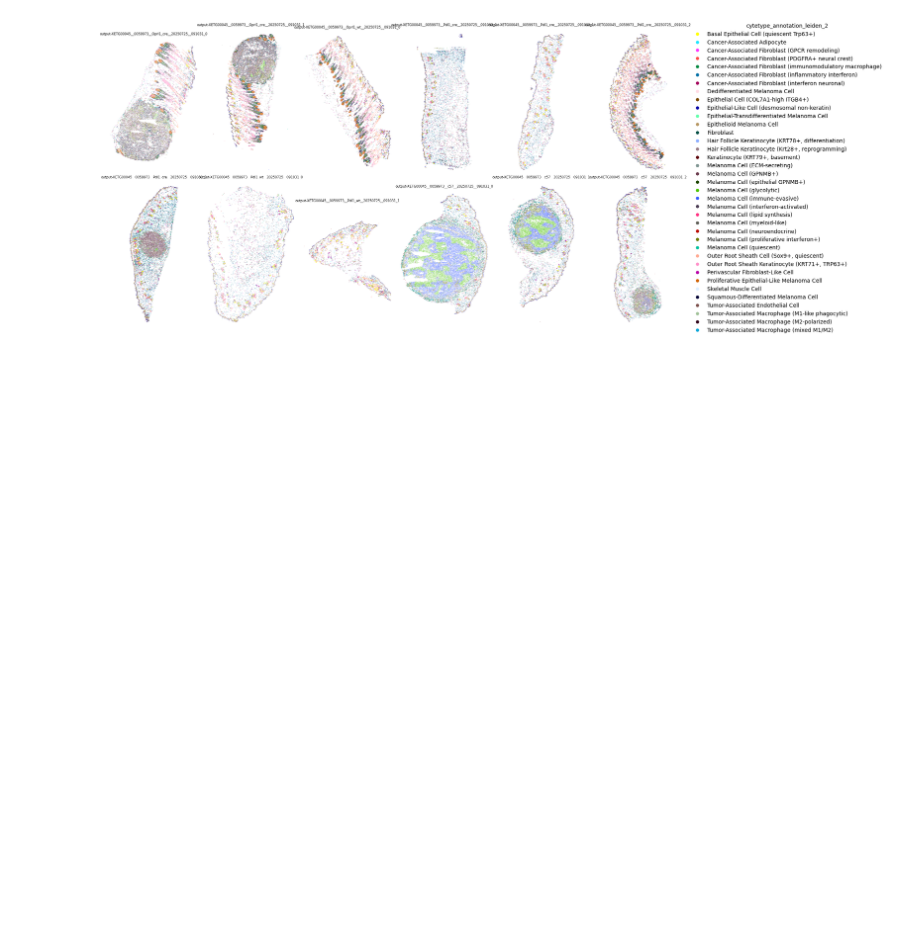
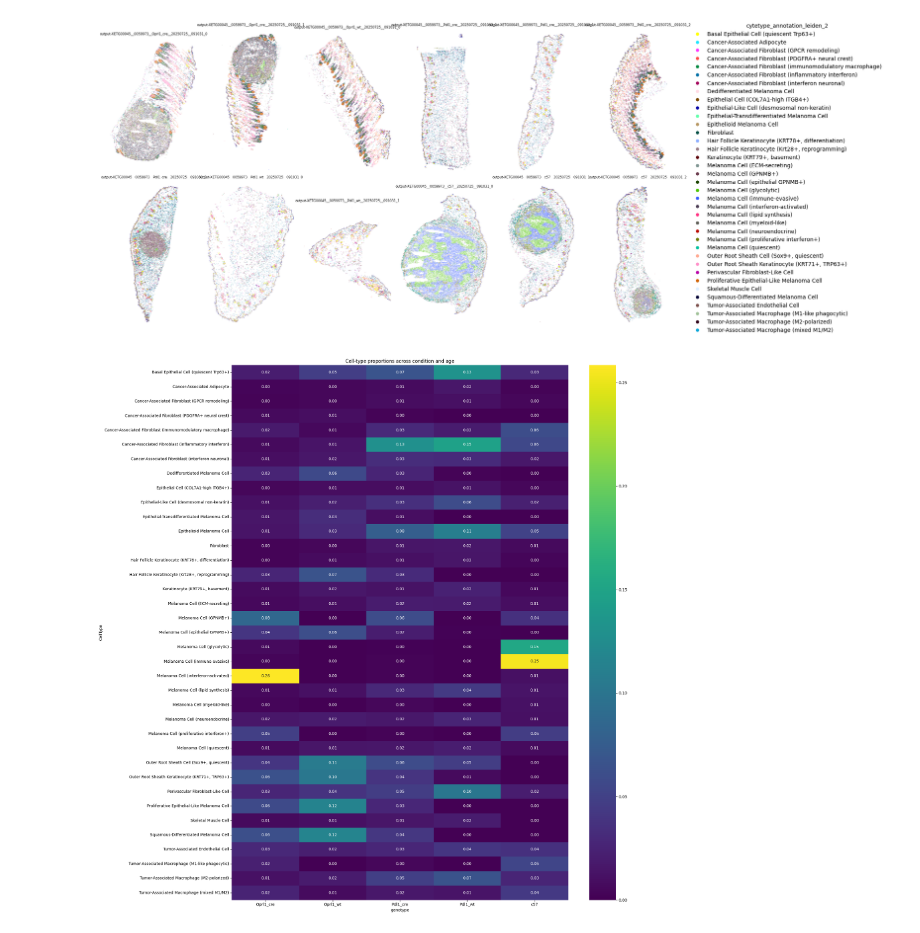
Before and after one commit to christoffermattssonlangseth/talbot_xenium, a Jupyter notebook: notebooks/level-3/01_cytetype_tumor.ipynb, the cells around one changed output. Drawn from its saved outputs; the diff is of its cells as text; code cells hidden in the pictures; blank space fills up the shorter version.

Commit message:
adding cytetype output

```diff
--- a/notebooks/level-3/01_cytetype_tumor.ipynb
+++ b/notebooks/level-3/01_cytetype_tumor.ipynb
@@ -364,18 +242,13 @@ def plot_spatial_highlight(
 # %%
-domain_key = "cytetype_annotation_leiden_2"
+df = adata.obs[["cytetype_annotation_leiden_2", "genotype"]].copy()
+df["CellType"] = df["cytetype_annotation_leiden_2"]
 
-for cl in adata.obs[domain_key].astype("category").cat.categories:
-    fig, _ = plot_spatial_highlight(
-        adata,
-        color=domain_key,
-        highlight=cl,
-        groupby="sample_id",
-        spot_size=0.3,
-        cols=3,
-        height=8,
-        flip_y=True,
-        fix_limits=True
-    )
-    plt.show()
-    # fig.savefig(os.path.join(outdir, f"{domain_key}_cluster_{cl}.png"), dpi=300, bbox_inches="tight")
-    # plt.close(fig)
+counts = (
+    df.groupby(["genotype", "CellType"])
+      .size()
+      .reset_index(name="Count")
+)
+counts["Proportion"] = (
+    counts.groupby(["genotype"])["Count"]
+    .transform(lambda x: x / x.sum())
+)
@@ -381,0 +257,15 @@ for cl in adata.obs[domain_key].astype("category").cat.categories:
+# %%
+pivot = (
+    counts.pivot_table(
+        index="CellType", columns=["genotype"],
+        values="Proportion", fill_value=0
+    )
+)
+
+plt.figure(figsize=(20, 20))
+sns.heatmap(pivot, cmap="viridis", annot=True, fmt=".2f")
+plt.title("Cell-type proportions across condition and age")
+plt.tight_layout()
+plt.show()
+# %% [output]
+[figure, added]
```
Also changed, not shown: parts of 3 cells of this notebook, 4 other files.
